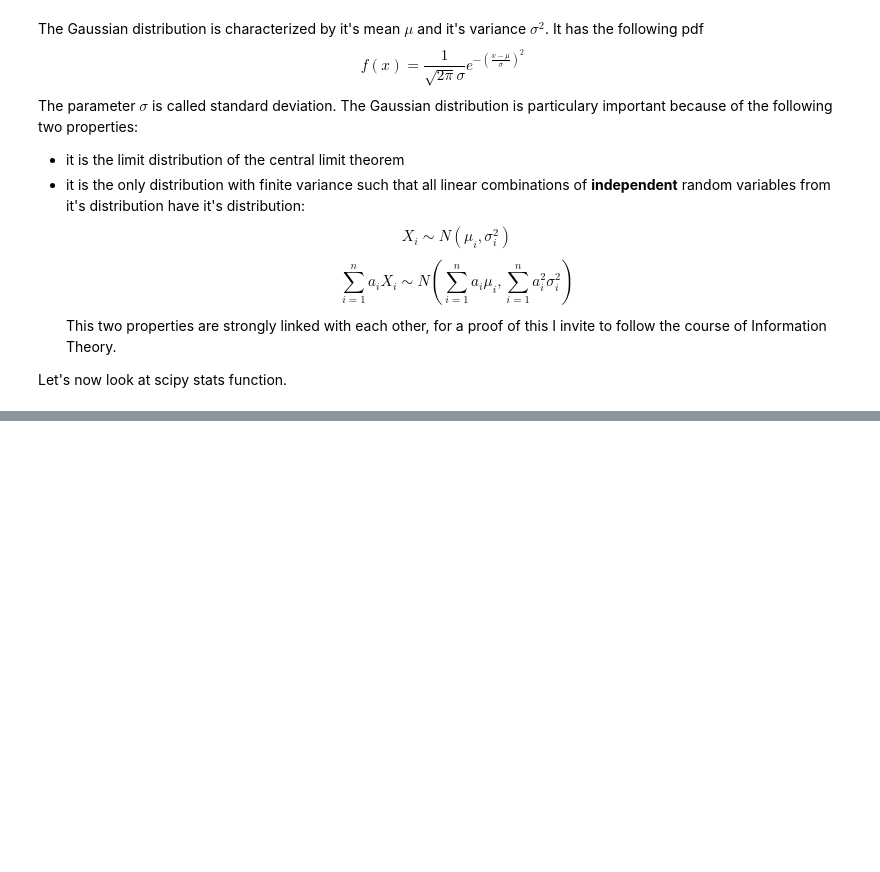
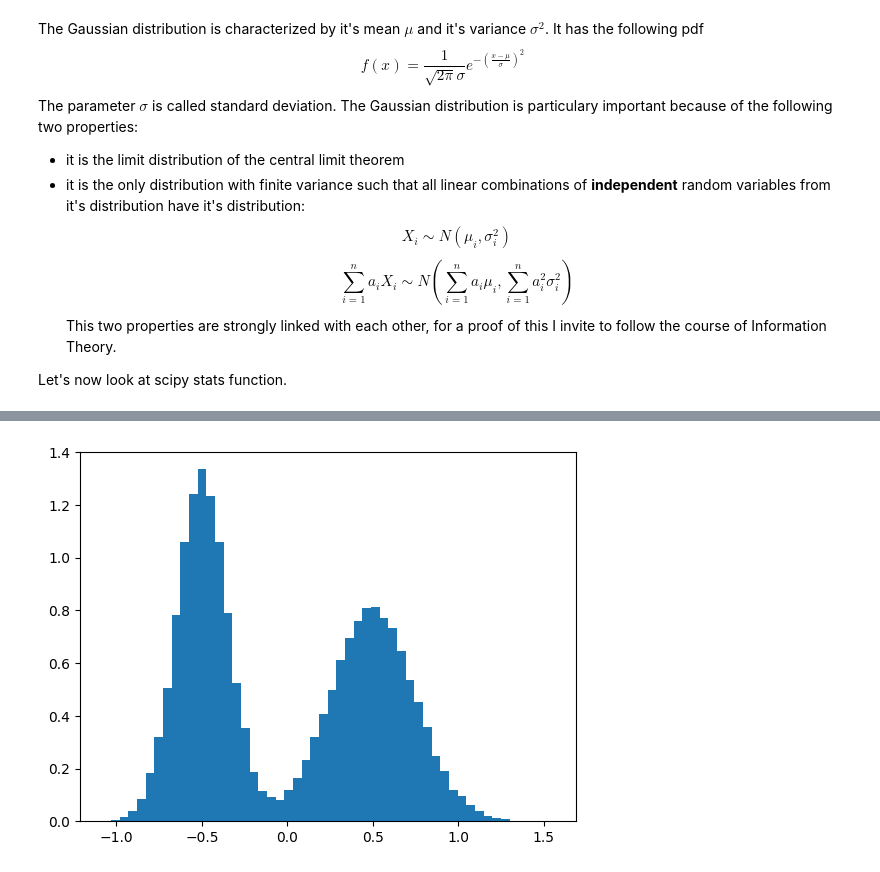
Before and after one commit to guglielmopadula/StochasticModelling2022-2023, a Jupyter notebook: FirstSession.ipynb, the cells around one changed output, grey strips where cells are left out. Cells and saved outputs as stored; diff of their text form; code cells hidden in the pictures; blank space fills up the shorter version.

```diff
--- a/FirstSession.ipynb
+++ b/FirstSession.ipynb
@@ -136,0 +188,5 @@ Before we say goodbye, one last question.
+# %%
+dataset=blackboxrv.sample(50000)
+a=plt.hist(dataset,density=True,bins="scott") #use scott optimal binning
+# %% [output]
+[figure, added]
```
Also changed, not shown: parts of 12 cells of this notebook, 2 other files.
